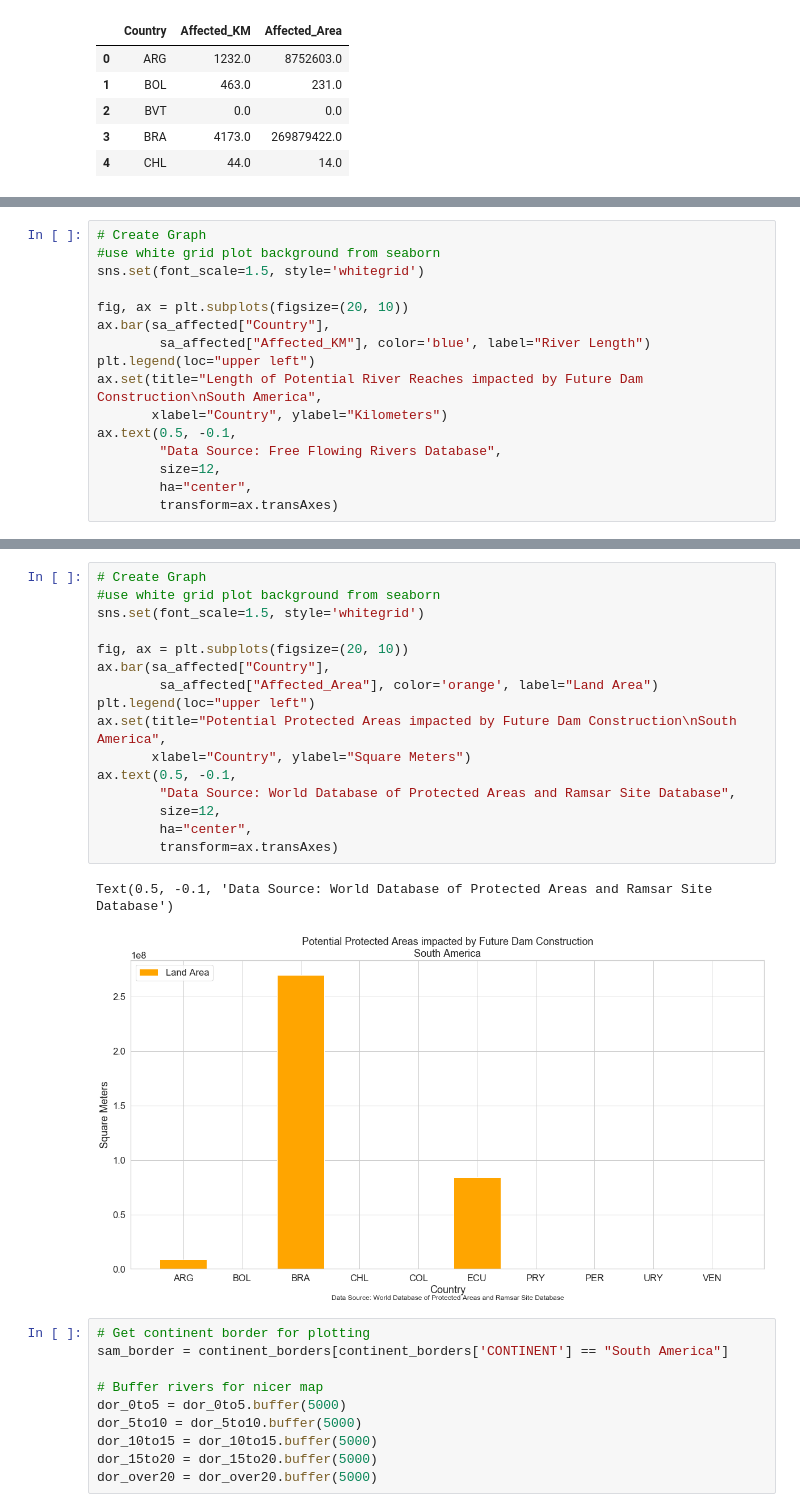
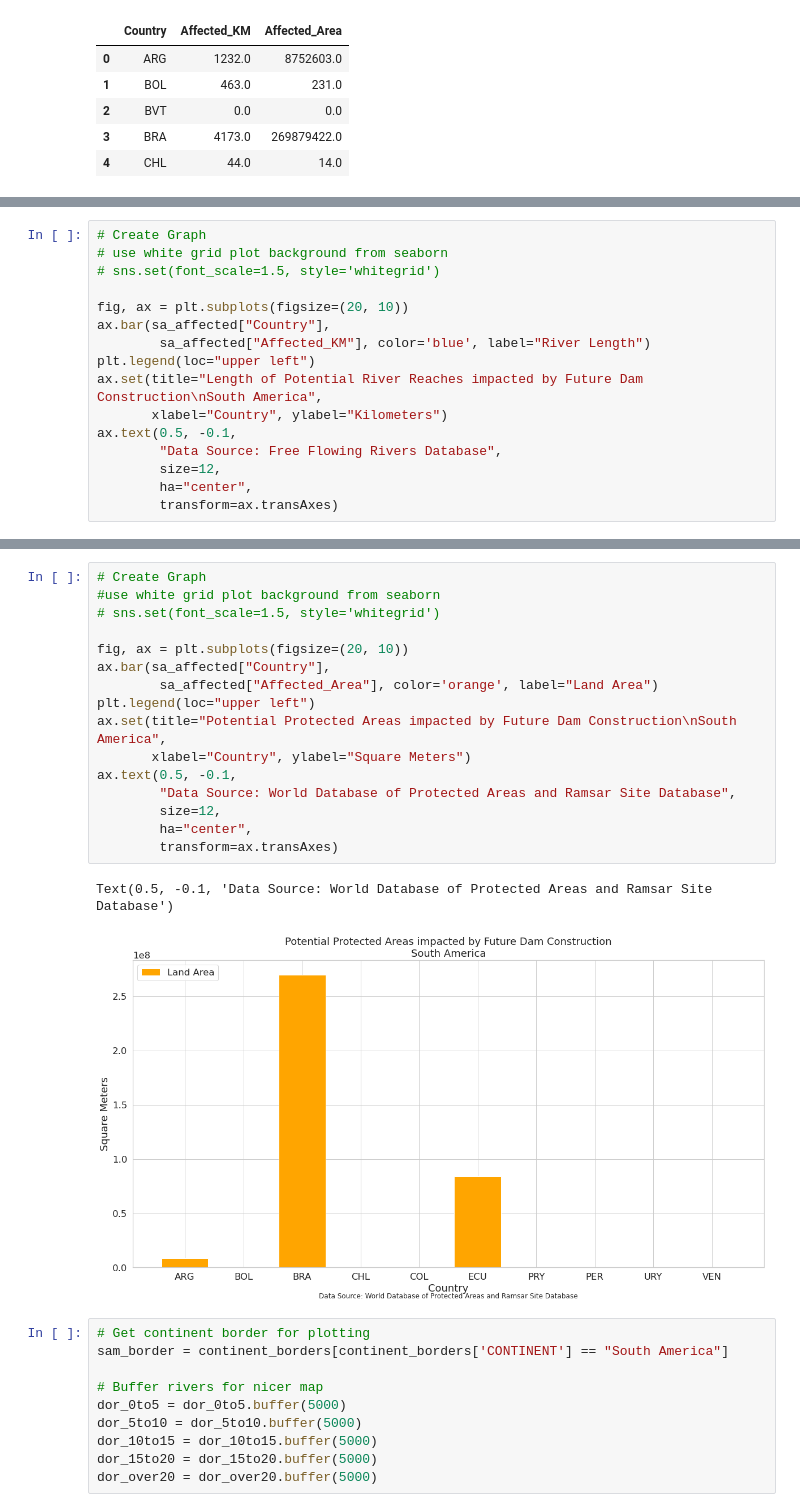
Before and after one commit to lherwehe/global-dam-impacts, a Jupyter notebook: exploration-notebooks/dam-impacts-on-protected-areas-calc-sam.ipynb, the cells around one changed output, grey strips where cells are left out. Drawn from its saved outputs; the diff is of its cells as text.

Commit message:
made a fancy graph for presentation.

```diff
--- a/exploration-notebooks/dam-impacts-on-protected-areas-calc-sam.ipynb
+++ b/exploration-notebooks/dam-impacts-on-protected-areas-calc-sam.ipynb
@@ -282,7 +279,7 @@ sa_affected.head()
 # %%
 # Create Graph
-#use white grid plot background from seaborn
-sns.set(font_scale=1.5, style='whitegrid')
+# use white grid plot background from seaborn
+# sns.set(font_scale=1.5, style='whitegrid')
 
 fig, ax = plt.subplots(figsize=(20, 10))
 ax.bar(sa_affected["Country"],
@@ -301,22 +298,22 @@ Text(0.5, -0.1, 'Data Source: Free Flowing Rivers Database')
 # %%
 # Create Graph
 #use white grid plot background from seaborn
-sns.set(font_scale=1.5, style='whitegrid')
+# sns.set(font_scale=1.5, style='whitegrid')
 
 fig, ax = plt.subplots(figsize=(20, 10))
 ax.bar(sa_affected["Country"],
         sa_affected["Affected_Area"], color='orange', label="Land Area")
 plt.legend(loc="upper left")
 ax.set(title="Potential Protected Areas impacted by Future Dam Construction\nSouth America",
        xlabel="Country", ylabel="Square Meters")
 ax.text(0.5, -0.1,
         "Data Source: World Database of Protected Areas and Ramsar Site Database",
         size=12,
         ha="center",
         transform=ax.transAxes)
 # %% [output]
 Text(0.5, -0.1, 'Data Source: World Database of Protected Areas and Ramsar Site Database')
-[figure, old version]
+[figure, new version]
 # %%
 # Get continent border for plotting
 sam_border = continent_borders[continent_borders['CONTINENT'] == "South America"]
```
Also changed, not shown: parts of 8 cells of this notebook.
